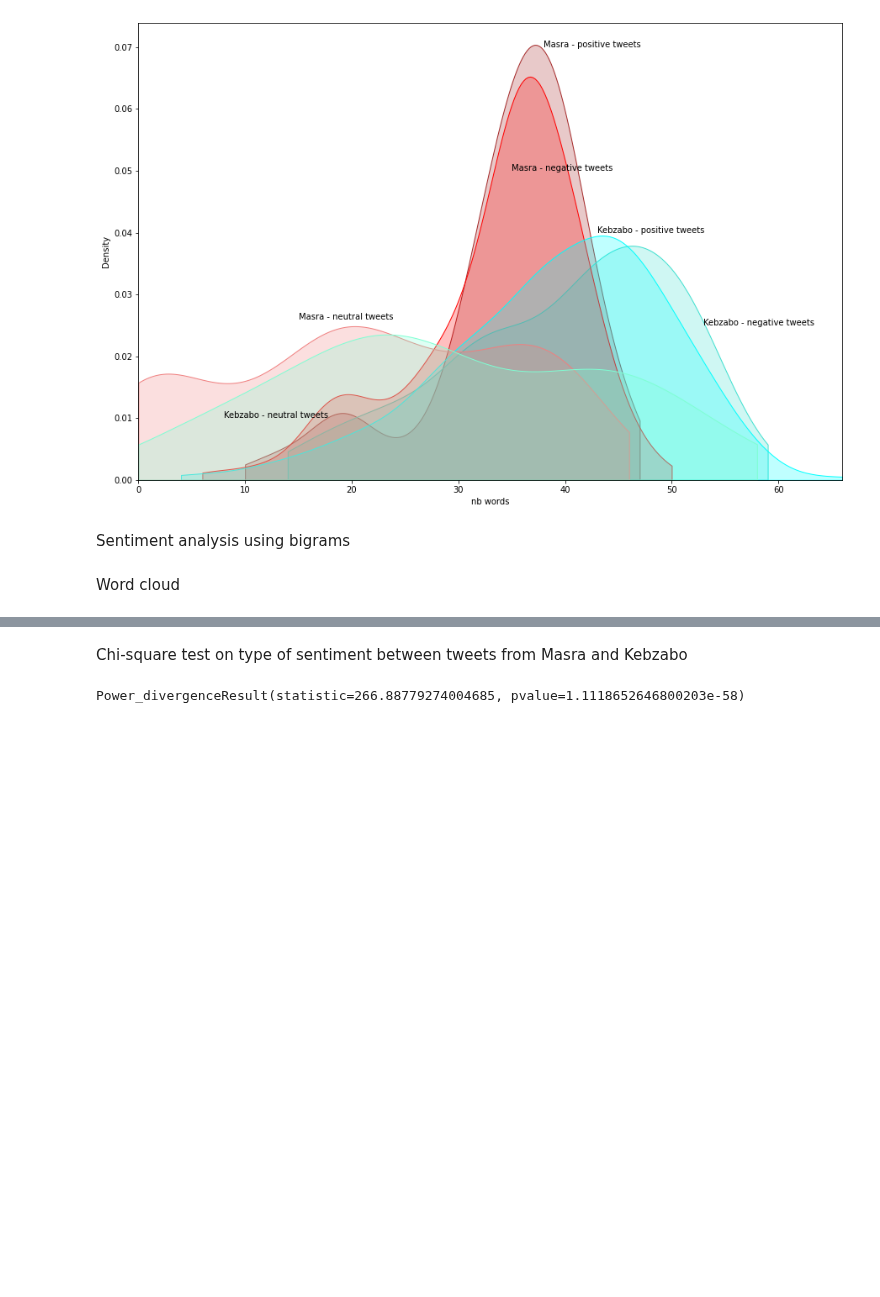
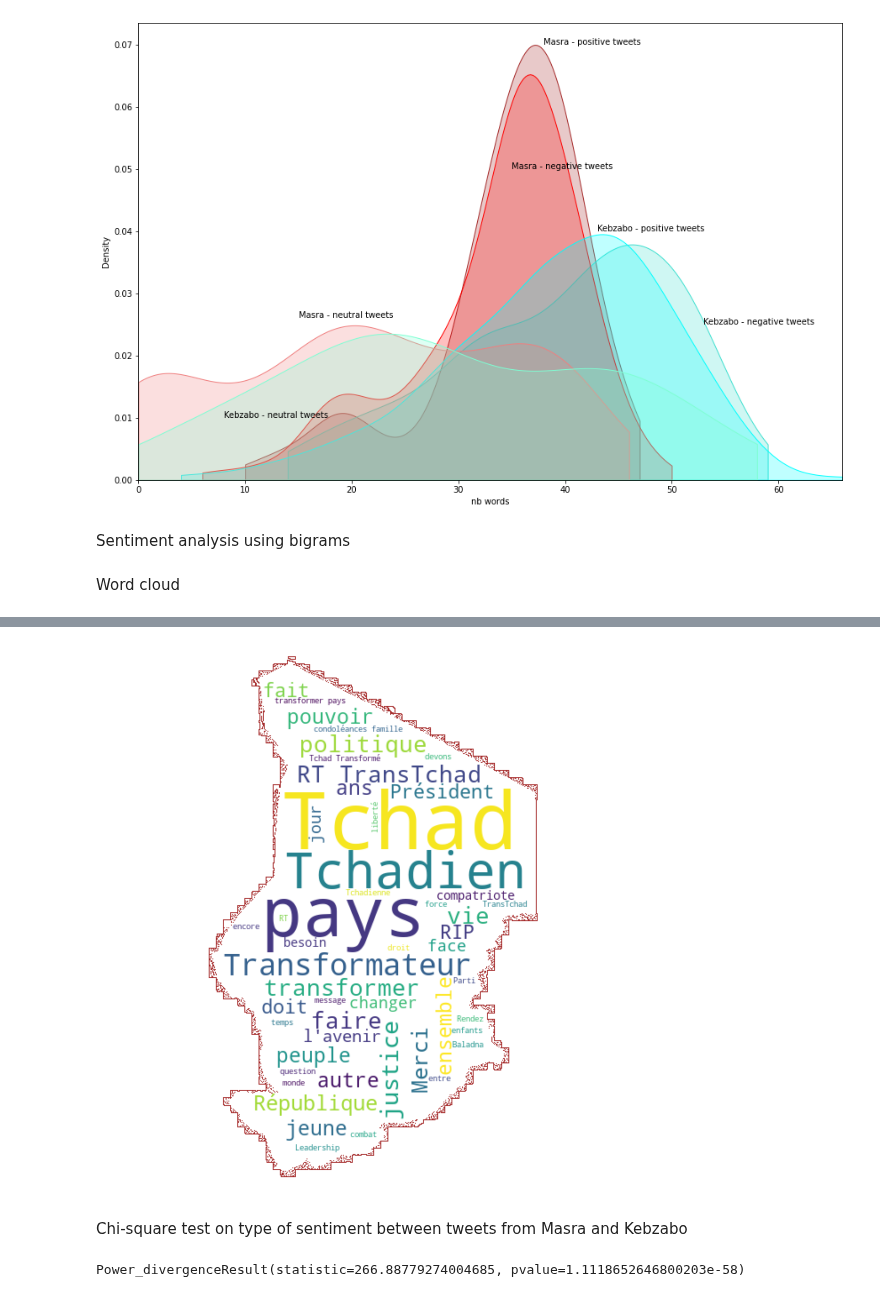
Before and after one commit to Djimdou/Side-Projects, a Jupyter notebook: Covid_19_and_Politics_in_Chad.ipynb, the cells around one changed output, grey strips where cells are left out. Saved outputs shown, nothing was run; the diff lists cells and outputs as text; code cells hidden in the pictures; blank space fills up the shorter version.

```diff
--- a/Covid_19_and_Politics_in_Chad.ipynb
+++ b/Covid_19_and_Politics_in_Chad.ipynb
@@ -273,0 +279,11 @@ Word cloud
+# %%
+mask = np.array(Image.open("/content/tchad_carte.jpg"))
+
+#from nltk.corpus import stopwords
+nltk.download('stopwords')
+from nltk.corpus import stopwords
+
+stopwords = set(stopwords.words('french')+stopwords.words('english'))
+stopwords.update(["sans", "tout", "comme", "tous", "cette","c'est","ceux","n'est","ici","plus","où","d'un",
+                  "d'une","si","qu'un","aussi","ça","la","toute","cela","ni","qu'on","chaque","dont","l'",
+                  "très","donc", "quand"])
@@ -274,3 +293,17 @@ Word cloud
+# %%
+tweets_all = " ".join(tweet for tweet in masra_tweets['tweet'])
+# %%
+wordcloud = WordCloud(background_color="white", max_words=50,stopwords=stopwords,
+                      contour_width=0.1,
+                      contour_color=mycolors['masra1'],
+                      mask=mask).generate(tweets_all)
+# %%
+plt.figure(figsize=(15,10))
+plt.imshow(wordcloud, interpolation='bilinear')
+plt.axis("off")
+plt.show()
+# %% [output]
+[figure, added]
 # %% [markdown]
 Chi-square test on type of sentiment between tweets from Masra and Kebzabo
 # %%
```
Also changed, not shown: parts of 14 cells of this notebook.
